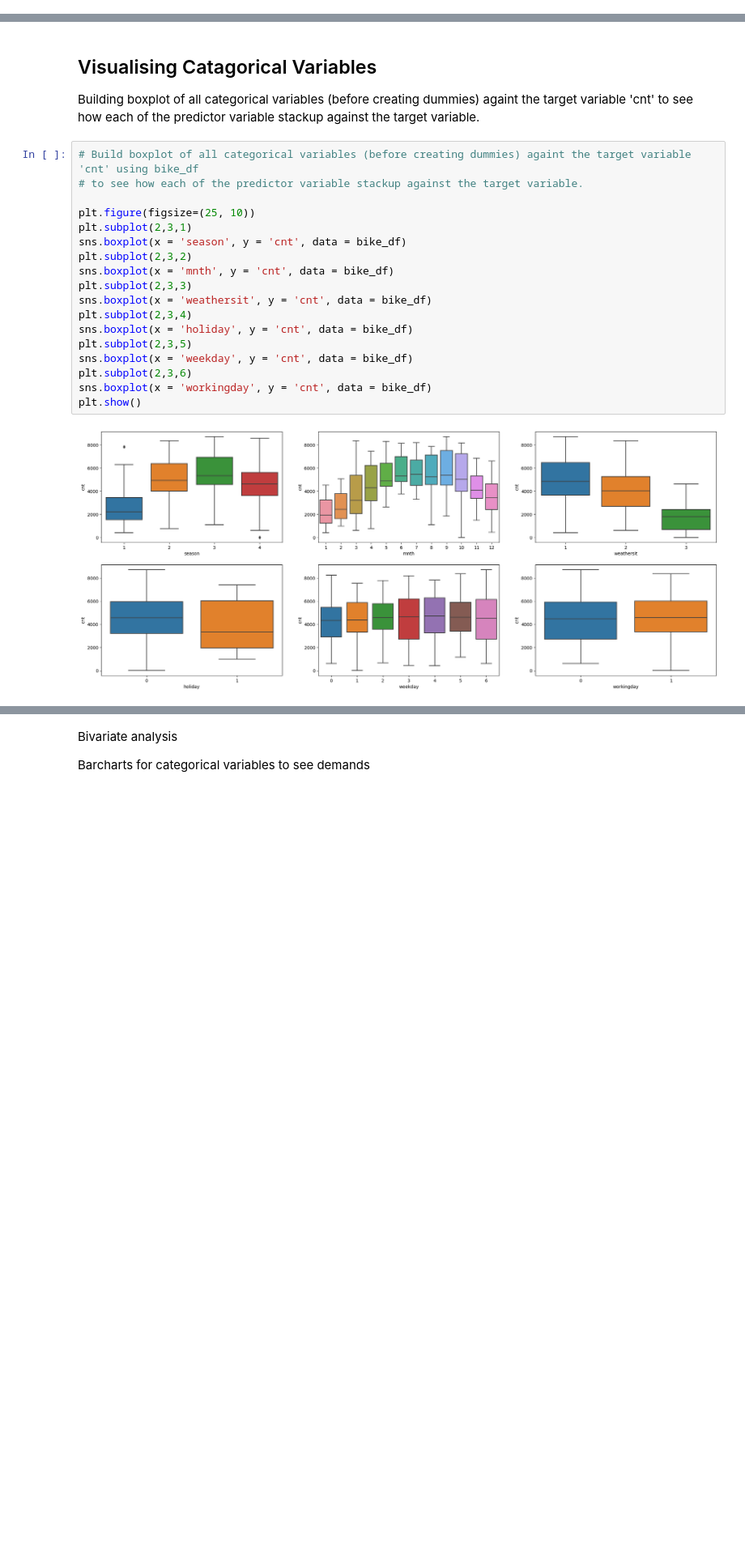
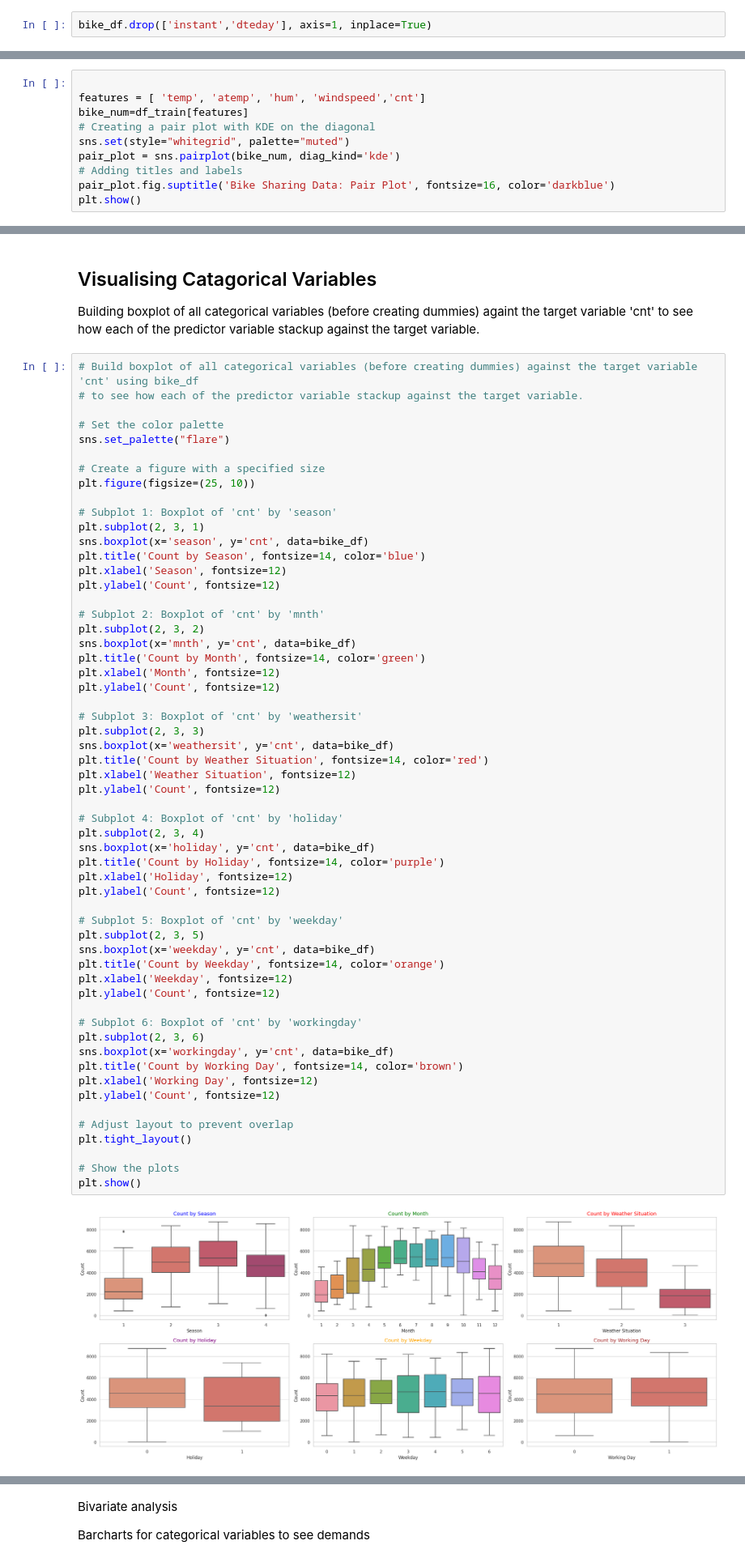
Before and after one commit to aravindvcyber/Bike_Sharing_Multiple_Linear_Regression, a Jupyter notebook: Bike_Sharing_Multiple_Linear_Regression.ipynb, the cells around one changed output, grey strips where cells are left out. Shown at 81% size. Drawn from its saved outputs; the diff is of its cells as text; blank space fills up the shorter version.

Commit message:
Kaggle Notebook | Bike_Sharing_Multiple_Linear_Regression | Version 5

```diff
--- a/Bike_Sharing_Multiple_Linear_Regression.ipynb
+++ b/Bike_Sharing_Multiple_Linear_Regression.ipynb
@@ -217,6 +218,8 @@ Index(['instant', 'dteday', 'season', 'yr', 'mnth', 'holiday', 'weekday',
        'workingday', 'weathersit', 'temp', 'atemp', 'hum', 'windspeed',
        'casual', 'registered', 'cnt'],
       dtype='object')
+# %%
+bike_df.drop(['instant','dteday'], axis=1, inplace=True)
 # %% [markdown]
 ## Dropping casual and Registed as  they sumed to Cnt.
 # %%
@@ -554,0 +587,10 @@ plt.show()
+# %%
+
+features = [ 'temp', 'atemp', 'hum', 'windspeed','cnt']
+bike_num=df_train[features]
+# Creating a pair plot with KDE on the diagonal
+sns.set(style="whitegrid", palette="muted")
+pair_plot = sns.pairplot(bike_num, diag_kind='kde')
+# Adding titles and labels
+pair_plot.fig.suptitle('Bike Sharing Data: Pair Plot', fontsize=16, color='darkblue')
+plt.show()
@@ -561,25 +605,64 @@ The above PairPlot tells us that there is likely a Linear relationship between '
 
 Building boxplot of all categorical variables (before creating dummies) againt the target variable 'cnt' to see how each of the predictor variable stackup against the target variable.
 # %%
-# Build boxplot of all categorical variables (before creating dummies) againt the target variable 'cnt' using bike_df
+# Build boxplot of all categorical variables (before creating dummies) against the target variable 'cnt' using bike_df
 # to see how each of the predictor variable stackup against the target variable.
 
+# Set the color palette
+sns.set_palette("flare")
+
+# Create a figure with a specified size
 plt.figure(figsize=(25, 10))
-plt.subplot(2,3,1)
-sns.boxplot(x = 'season', y = 'cnt', data = bike_df)
-plt.subplot(2,3,2)
-sns.boxplot(x = 'mnth', y = 'cnt', data = bike_df)
-plt.subplot(2,3,3)
-sns.boxplot(x = 'weathersit', y = 'cnt', data = bike_df)
-plt.subplot(2,3,4)
-sns.boxplot(x = 'holiday', y = 'cnt', data = bike_df)
-plt.subplot(2,3,5)
-sns.boxplot(x = 'weekday', y = 'cnt', data = bike_df)
-plt.subplot(2,3,6)
-sns.boxplot(x = 'workingday', y = 'cnt', data = bike_df)
+
+# Subplot 1: Boxplot of 'cnt' by 'season'
+plt.subplot(2, 3, 1)
+sns.boxplot(x='season', y='cnt', data=bike_df)
+plt.title('Count by Season', fontsize=14, color='blue')
+plt.xlabel('Season', fontsize=12)
+plt.ylabel('Count', fontsize=12)
+
+# Subplot 2: Boxplot of 'cnt' by 'mnth'
+plt.subplot(2, 3, 2)
+sns.boxplot(x='mnth', y='cnt', data=bike_df)
+plt.title('Count by Month', fontsize=14, color='green')
+plt.xlabel('Month', fontsize=12)
+plt.ylabel('Count', fontsize=12)
+
+# Subplot 3: Boxplot of 'cnt' by 'weathersit'
+plt.subplot(2, 3, 3)
+sns.boxplot(x='weathersit', y='cnt', data=bike_df)
+plt.title('Count by Weather Situation', fontsize=14, color='red')
+plt.xlabel('Weather Situation', fontsize=12)
+plt.ylabel('Count', fontsize=12)
+
+# Subplot 4: Boxplot of 'cnt' by 'holiday'
+plt.subplot(2, 3, 4)
+sns.boxplot(x='holiday', y='cnt', data=bike_df)
+plt.title('Count by Holiday', fontsize=14, color='purple')
+plt.xlabel('Holiday', fontsize=12)
+plt.ylabel('Count', fontsize=12)
+
+# Subplot 5: Boxplot of 'cnt' by 'weekday'
+plt.subplot(2, 3, 5)
+sns.boxplot(x='weekday', y='cnt', data=bike_df)
+plt.title('Count by Weekday', fontsize=14, color='orange')
+plt.xlabel('Weekday', fontsize=12)
+plt.ylabel('Count', fontsize=12)
+
+# Subplot 6: Boxplot of 'cnt' by 'workingday'
+plt.subplot(2, 3, 6)
+sns.boxplot(x='workingday', y='cnt', data=bike_df)
+plt.title('Count by Working Day', fontsize=14, color='brown')
+plt.xlabel('Working Day', fontsize=12)
+plt.ylabel('Count', fontsize=12)
+
+# Adjust layout to prevent overlap
+plt.tight_layout()
+
+# Show the plots
 plt.show()
 # %% [output]
-[figure, old version]
+[figure, new version]
 # %% [markdown]
 ### Inference Summary 🚲
 
```
Also changed, not shown: parts of 47 cells of this notebook.
